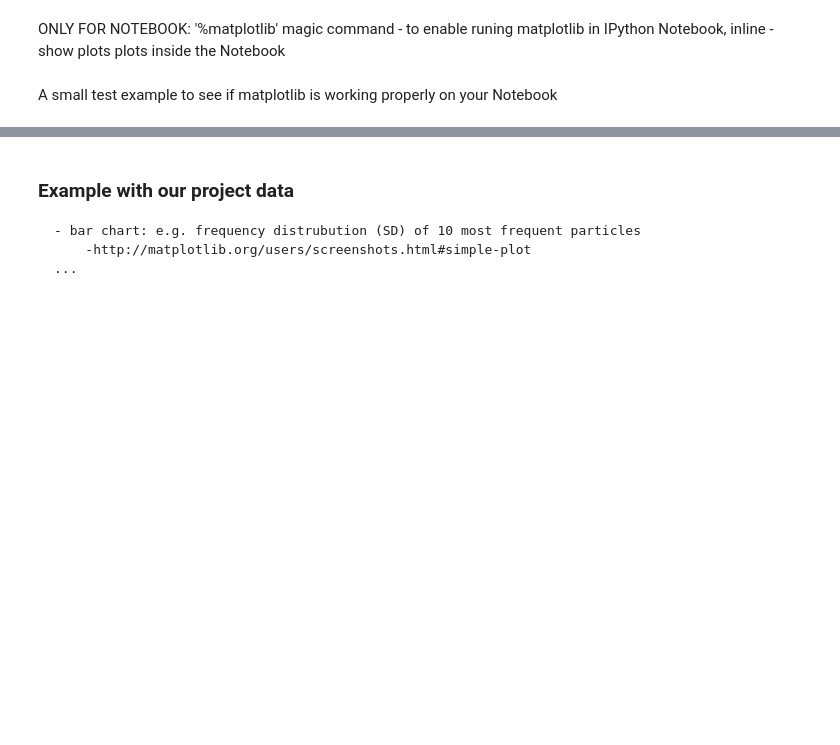
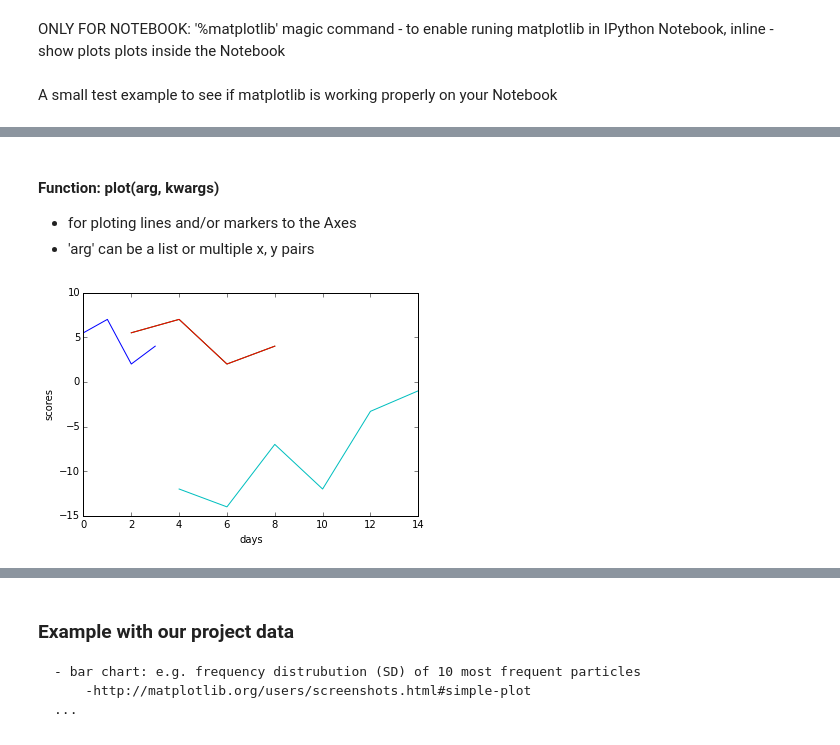
Before and after one commit to KLINGTdotNET/matplotlib-presentation, a Jupyter notebook: matplotlib-presentation.ipynb, the cells around one changed output, grey strips where cells are left out. Saved outputs shown, nothing was run; the diff lists cells and outputs as text; code cells hidden in the pictures; blank space fills up the shorter version.

```diff
--- a/matplotlib-presentation.ipynb
+++ b/matplotlib-presentation.ipynb
@@ -44,0 +48,24 @@ plt.title('A simple chirp');
+# %% [markdown]
+#### Function:  plot(arg, kwargs)
+ - for ploting lines and/or markers to the Axes
+ - 'arg' can be a list or multiple x, y pairs
+# %%
+# define data as lists
+x1 = [2,4,6,8]
+y1 = [5.5,7,2,4]
+x2 = [4,6,8,10,12,14]
+y2 = [-12,-14,-7,-12,-3.3,-1]
+#draw the first line
+plt.plot(y1)
+
+#draw x, y plot
+plt.plot(x1,y1)
+
+#draw two lines in one plot
+plt.plot(x1,y1,x2,y2)
+
+plt.xlabel('days')
+plt.ylabel('scores')
+plt.show()
+# %% [output]
+[figure, added]
```
Also changed, not shown: parts of 15 cells of this notebook.
